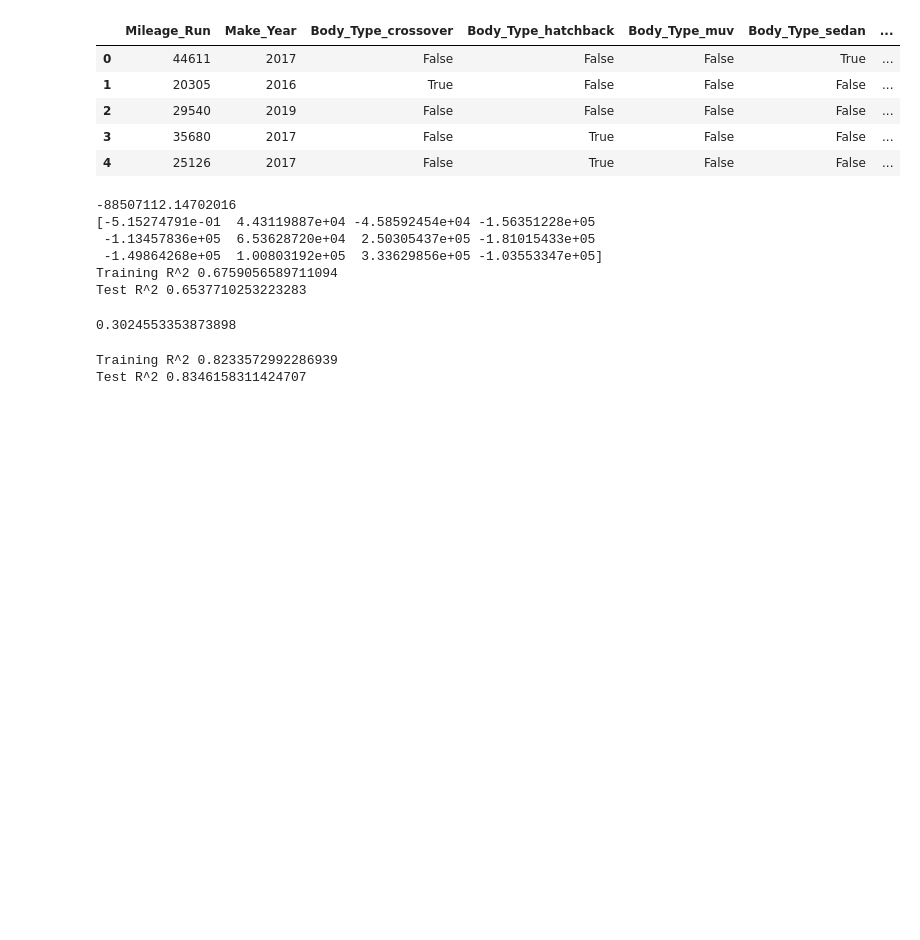
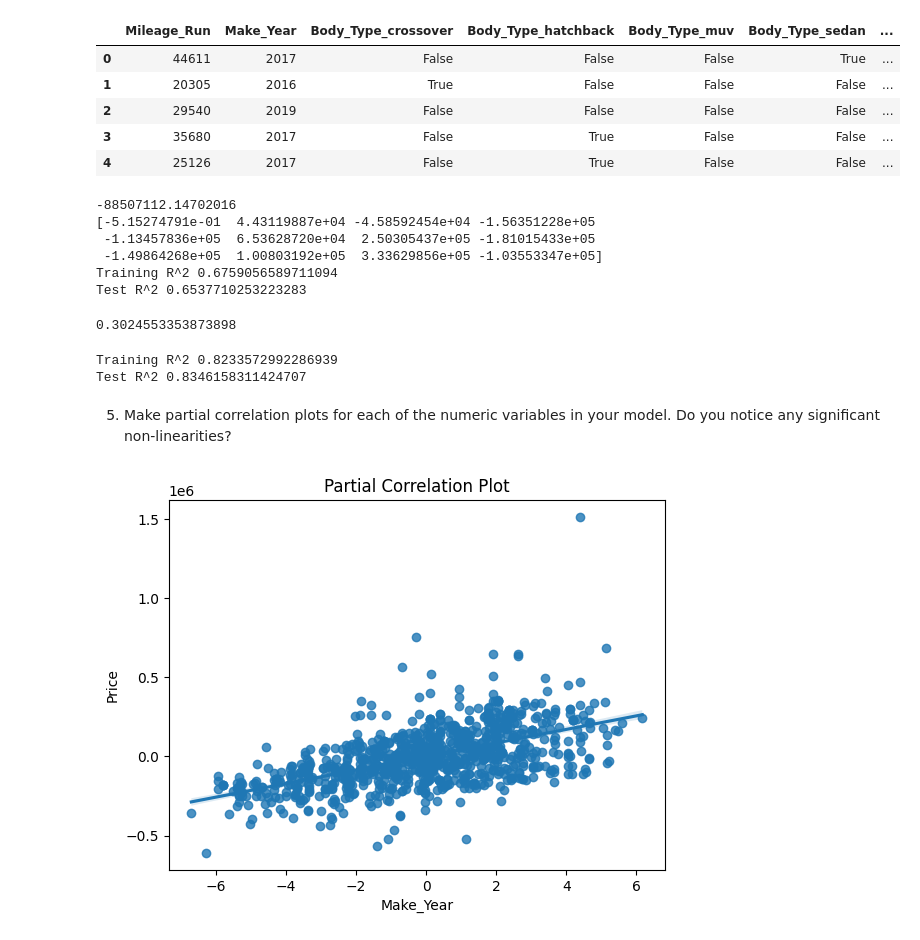
Before and after one commit to nylaup/linearModels, a Jupyter notebook: lab/lab_notebook_applied.ipynb, the cells around one changed output. Drawn from its saved outputs; the diff is of its cells as text; code cells hidden in the pictures; blank space fills up the shorter version.

```diff
--- a/lab/lab_notebook_applied.ipynb
+++ b/lab/lab_notebook_applied.ipynb
@@ -45,3 +41,10 @@ Transmission         object
 Transmission_Type    object
 Price                 int64
 dtype: object
+# %%
+def take_num(x):
+    x = x[0] #take index position 0 to get rid of suffixes
+    return x
+
+cars["No_of_Owners"] = pd.to_numeric(cars["No_of_Owners"].apply(take_num)) #Make No of Owners numeric
+print(cars["No_of_Owners"])
@@ -146,3 +162,22 @@ print("Test R^2", reg2.score(X_test2, y_test2))
 # %% [output]
 Training R^2 0.8233572992286939
 Test R^2 0.8346158311424707
+# %% [markdown]
+5. Make partial correlation plots for each of the numeric variables in your model. Do you notice any significant non-linearities?
+# %%
+x_k = X2["Make_Year"] #Only one numeric variable in successful model
+X_mk = X2.drop("Make_Year", axis=1)
+
+reg_y = LinearRegression(fit_intercept=False).fit(X_mk, y)
+r_y = y - reg_y.predict(X_mk)
+
+reg_k = LinearRegression(fit_intercept=False).fit(X_mk, x_k) # Fit the linear model
+r_x = x_k - reg_k.predict(X_mk)
+
+sns.regplot(y=r_y, x=r_x).set(title='Partial Correlation Plot')
+plt.show()
+
+#The overall trend of the correlations seems to follow the pattern created by the line,
+#although there are some points significantly away from this line
+# %% [output]
+[figure, added]
```
Also changed, not shown: parts of 11 cells of this notebook.
